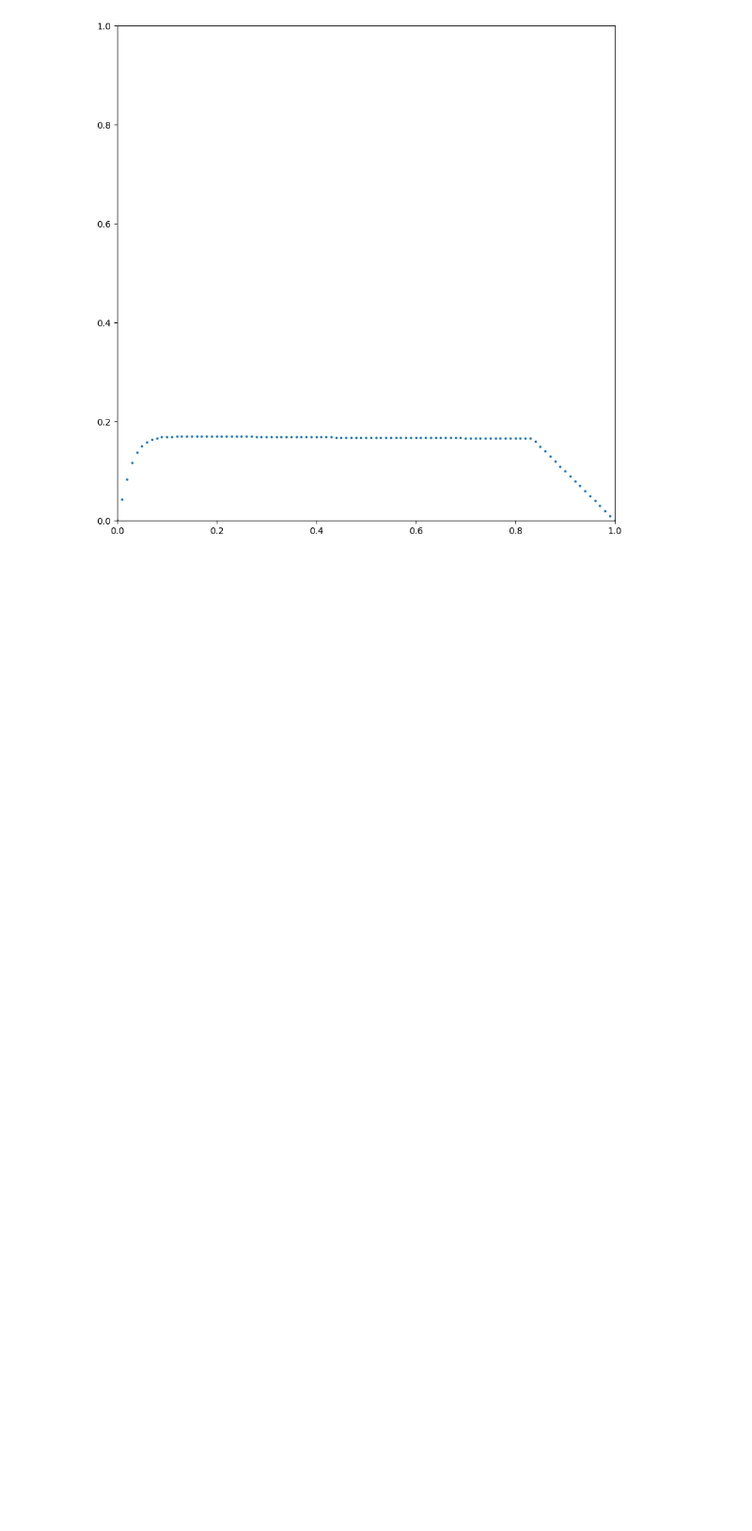
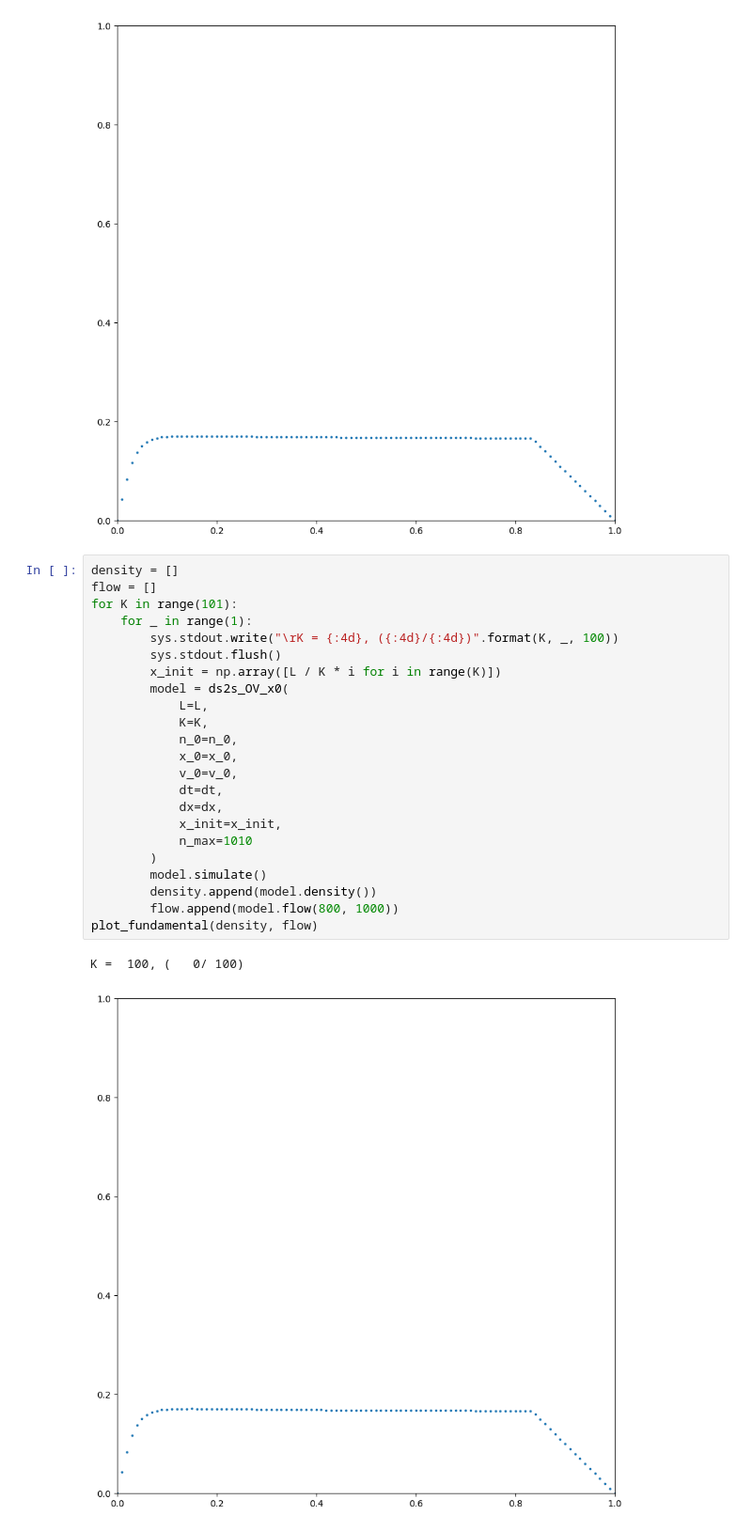
Before and after one commit to tt6-mzn/s2s-OV-model, a Jupyter notebook: ds2s-OV/002.ipynb, the cells around one changed output. Shown: that part at 94% size. Drawn from its saved outputs; the diff is of its cells as text; blank space fills up the shorter version.

```diff
--- a/ds2s-OV/002.ipynb
+++ b/ds2s-OV/002.ipynb
@@ -60,6 +60,32 @@ plot_fundamental(density, flow)
 # %% [output]
 K =  100, (   0/ 100)
 [figure]
+# %%
+density = []
+flow = []
+for K in range(101):
+	for _ in range(1):
+		sys.stdout.write("\rK = {:4d}, ({:4d}/{:4d})".format(K, _, 100))
+		sys.stdout.flush()
+		x_init = np.array([L / K * i for i in range(K)])
+		model = ds2s_OV_x0(
+			L=L,
+			K=K,
+			n_0=n_0,
+			x_0=x_0,
+			v_0=v_0,
+			dt=dt,
+			dx=dx,
+			x_init=x_init,
+			n_max=1010
+		)
+		model.simulate()
+		density.append(model.density())
+		flow.append(model.flow(800, 1000))
+plot_fundamental(density, flow)
+# %% [output]
+K =  100, (   0/ 100)
+[figure, added]
 # %%
 # 渋滞を作る
 density, flow = [], []
```
Also changed, not shown: 2 other files.
